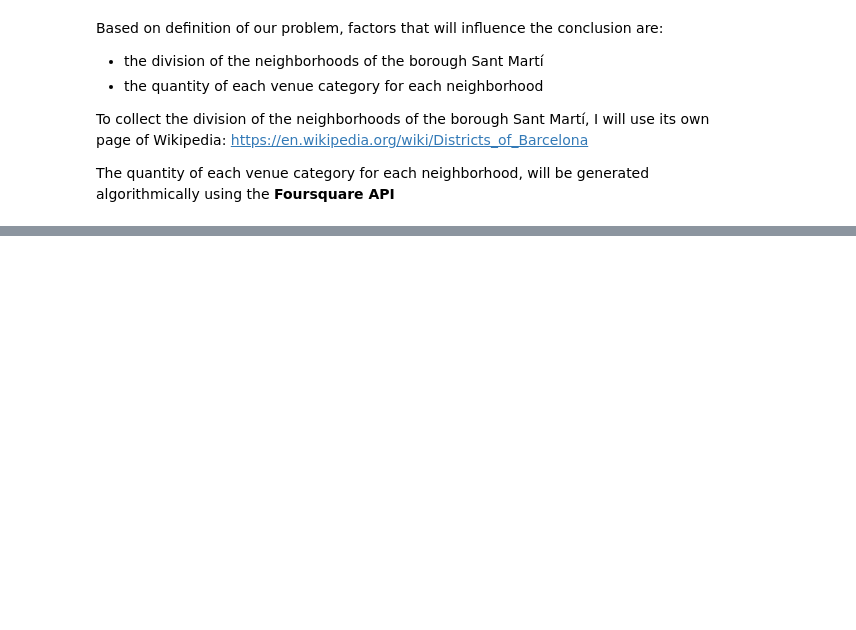
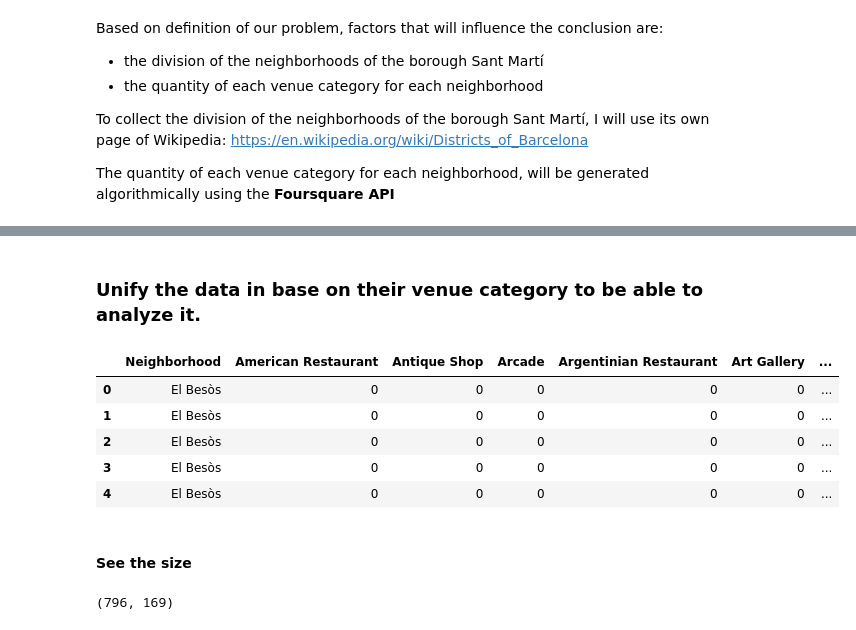
Before and after one commit to AngelMartiLink/Coursera_Capstone, a Jupyter notebook: Capstone Project - The Battle of Neighborhoods.ipynb, the cells around one changed output, grey strips where cells are left out. Saved outputs shown, nothing was run; the diff lists cells and outputs as text; code cells hidden in the pictures; blank space fills up the shorter version.

```diff
--- a/Capstone Project - The Battle of Neighborhoods.ipynb
+++ b/Capstone Project - The Battle of Neighborhoods.ipynb
@@ -30,0 +206,12 @@ The quantity of each venue category for each neighborhood, will be generated alg
+# %%
+CLIENT_ID = "EXDV4CTZB120Z5Z4GOCB2R5O21BK2OD2GYQOWL3AGMFWBSJP" # your Foursquare ID
+CLIENT_SECRET = "5RUIUSJRRPEVFHLBHVBWHZLHPWZT5TDE3MMDOU0XE5OTMG0X" # your Foursquare Secret
+ACCESS_TOKEN = "BOHQHYBUQ1GWFMYPCZQLWOLFRXTVAN4QAI1XYFN125Y0UL5D"
+VERSION = "20180604"
+
+latitude = latitude_barcelona
+longitude = longitude_barcelona
+radius = 500
+limit = 100
+
+url = "https://api.foursquare.com/v2/venues/search?client_id={}&client_secret={}&ll={},{}&oauth_token={}&v={}".format(CLIENT_ID, CLIENT_SECRET, latitude, longitude,ACCESS_TOKEN, VERSION, radius, limit)
@@ -30,0 +220,3 @@ The quantity of each venue category for each neighborhood, will be generated alg
+# %%
+results = requests.get(url).json()
+results
@@ -30,0 +325,23 @@ The quantity of each venue category for each neighborhood, will be generated alg
+# %% [markdown]
+<h3>Unify the data in base on their venue category to be able to analyze it.</h3>
+# %%
+# one hot encoding
+DataFrame_data = pd.get_dummies(DataFrame_venues[['Venue Category']], prefix="", prefix_sep="")
+
+# move neighborhood column to the first column
+DataFrame_data.insert(0, "Neighborhood", DataFrame_venues["Neighborhood"])
+
+DataFrame_data.head()
+# %% [output]
+|  | Neighborhood | American Restaurant | Antique Shop | Arcade | Argentinian Restaurant | Art Gallery | ... |
+| 0 | El Besòs | 0 | 0 | 0 | 0 | 0 | ... |
+| 1 | El Besòs | 0 | 0 | 0 | 0 | 0 | ... |
+| 2 | El Besòs | 0 | 0 | 0 | 0 | 0 | ... |
+| 3 | El Besòs | 0 | 0 | 0 | 0 | 0 | ... |
+| 4 | El Besòs | 0 | 0 | 0 | 0 | 0 | ... |
+# %% [markdown]
+<h4>See the size</h4>
+# %%
+DataFrame_data.shape
+# %% [output]
+(796, 169)
```
Also changed, not shown: parts of 64 cells of this notebook.
